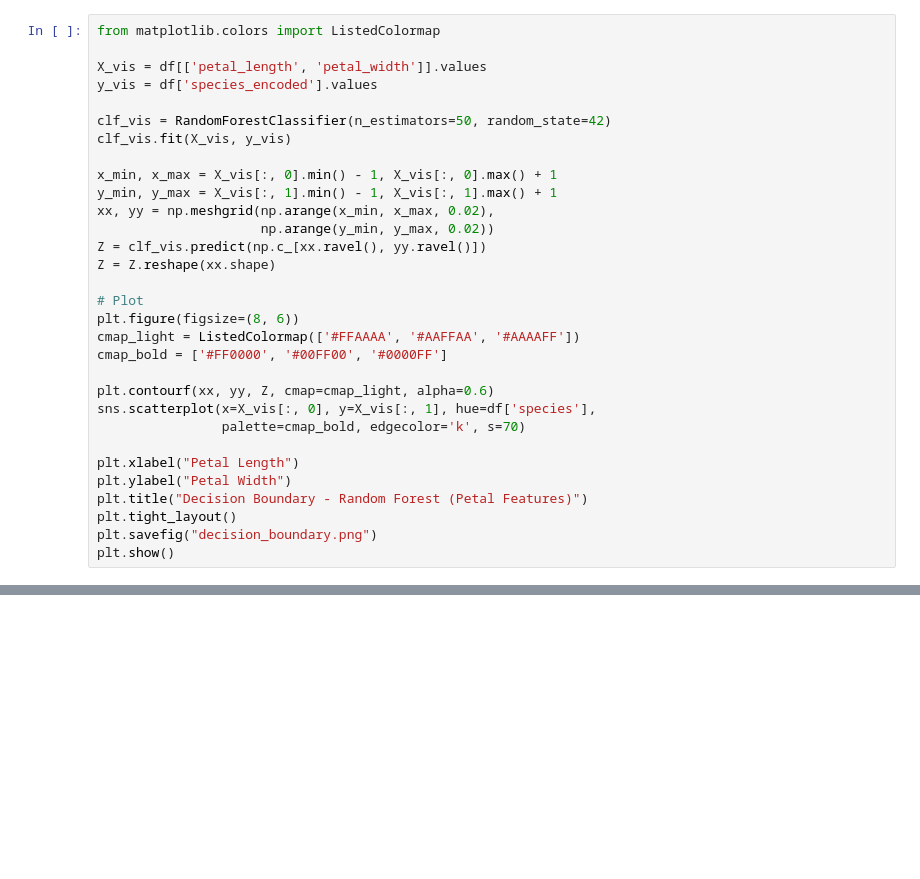
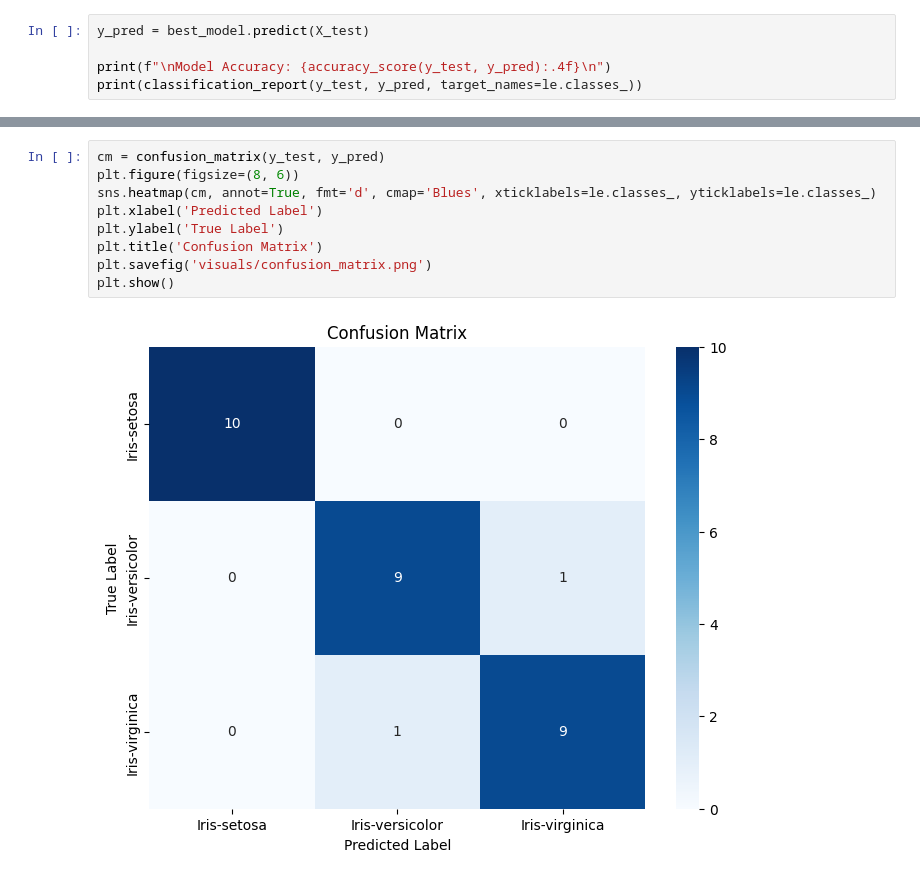
Before and after one commit to Udayan6611/CODSOFT, a Jupyter notebook: IRIS_Flower_Classification/iris_model_training.ipynb, the cells around one changed output, grey strips where cells are left out. Saved outputs shown, nothing was run; the diff lists cells and outputs as text; blank space fills up the shorter version.

```diff
--- a/IRIS_Flower_Classification/iris_model_training.ipynb
+++ b/IRIS_Flower_Classification/iris_model_training.ipynb
@@ -53,31 +80,5 @@ plt.show()
 # %%
-from matplotlib.colors import ListedColormap
+y_pred = best_model.predict(X_test)
 
-X_vis = df[['petal_length', 'petal_width']].values
-y_vis = df['species_encoded'].values
-
-clf_vis = RandomForestClassifier(n_estimators=50, random_state=42)
-clf_vis.fit(X_vis, y_vis)
-
-x_min, x_max = X_vis[:, 0].min() - 1, X_vis[:, 0].max() + 1
-y_min, y_max = X_vis[:, 1].min() - 1, X_vis[:, 1].max() + 1
-xx, yy = np.meshgrid(np.arange(x_min, x_max, 0.02),
-                     np.arange(y_min, y_max, 0.02))
-Z = clf_vis.predict(np.c_[xx.ravel(), yy.ravel()])
-Z = Z.reshape(xx.shape)
-
-# Plot
-plt.figure(figsize=(8, 6))
-cmap_light = ListedColormap(['#FFAAAA', '#AAFFAA', '#AAAAFF'])
-cmap_bold = ['#FF0000', '#00FF00', '#0000FF']
-
-plt.contourf(xx, yy, Z, cmap=cmap_light, alpha=0.6)
-sns.scatterplot(x=X_vis[:, 0], y=X_vis[:, 1], hue=df['species'],
-                palette=cmap_bold, edgecolor='k', s=70)
-
-plt.xlabel("Petal Length")
-plt.ylabel("Petal Width")
-plt.title("Decision Boundary - Random Forest (Petal Features)")
-plt.tight_layout()
-plt.savefig("decision_boundary.png")
-plt.show()
+print(f"\nModel Accuracy: {accuracy_score(y_test, y_pred):.4f}\n")
+print(classification_report(y_test, y_pred, target_names=le.classes_))
@@ -83,0 +97,11 @@ plt.show()
+# %%
+cm = confusion_matrix(y_test, y_pred)
+plt.figure(figsize=(8, 6))
+sns.heatmap(cm, annot=True, fmt='d', cmap='Blues', xticklabels=le.classes_, yticklabels=le.classes_)
+plt.xlabel('Predicted Label')
+plt.ylabel('True Label')
+plt.title('Confusion Matrix')
+plt.savefig('visuals/confusion_matrix.png')
+plt.show()
+# %% [output]
+[figure, added]
```
Also changed, not shown: parts of 12 cells of this notebook, 10 other files.
